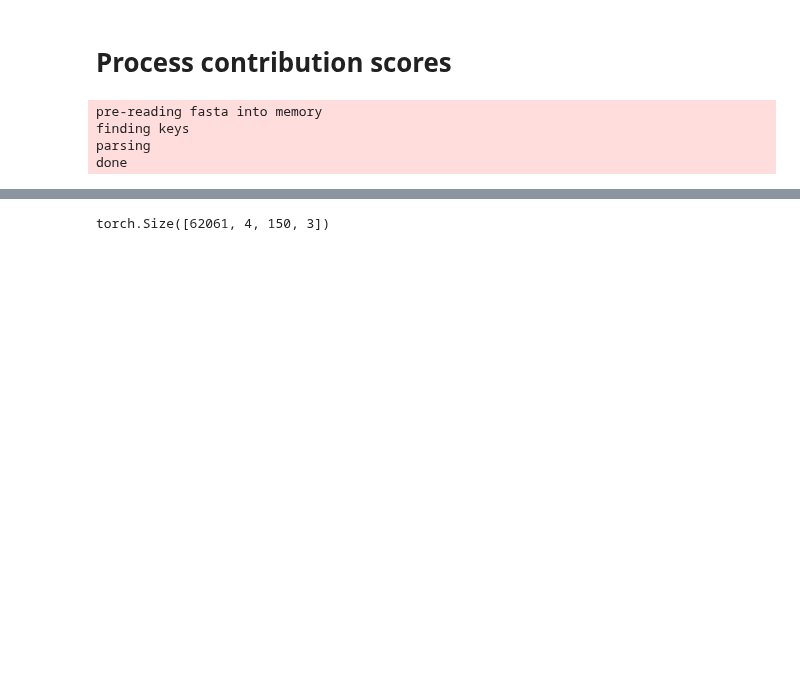
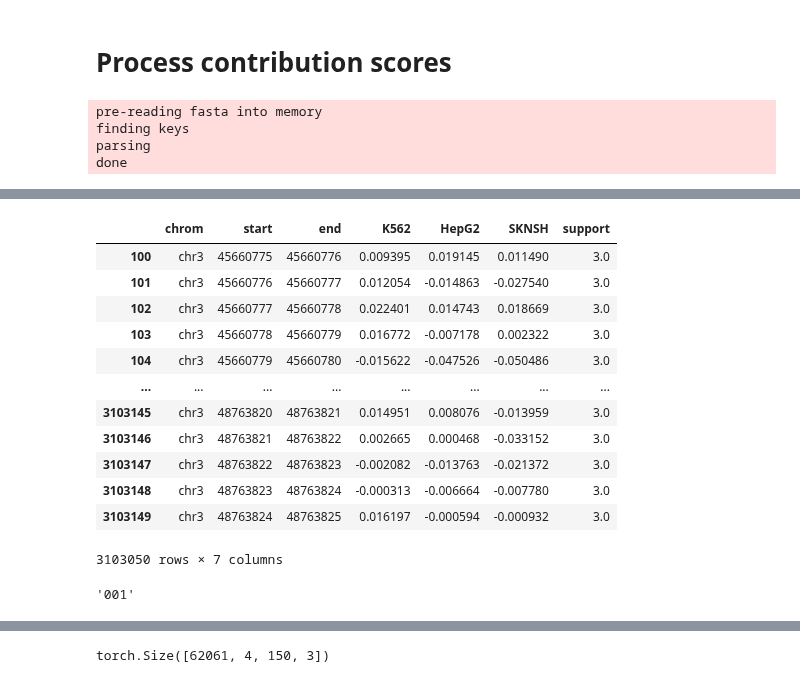
Before and after one commit to sjgosai/boda2, a Jupyter notebook: analysis/SG019__dsub_contrib_scores/stitch_contrib_scores.ipynb, the cells around one changed output, grey strips where cells are left out. Drawn from its saved outputs; the diff is of its cells as text; code cells hidden in the pictures; blank space fills up the shorter version.

```diff
--- a/analysis/SG019__dsub_contrib_scores/stitch_contrib_scores.ipynb
+++ b/analysis/SG019__dsub_contrib_scores/stitch_contrib_scores.ipynb
@@ -147,3 +366,23 @@ def proc_data(data_list, filenames):
+# %%
+chunk_df.loc[ chunk_df['support'] == chunk_df['support'].max() ]
+# %% [output]
+|  | chrom | start | end | K562 | HepG2 | SKNSH | support |
+| 100 | chr3 | 45660775 | 45660776 | 0.009395 | 0.019145 | 0.011490 | 3.0 |
+| 101 | chr3 | 45660776 | 45660777 | 0.012054 | -0.014863 | -0.027540 | 3.0 |
+| 102 | chr3 | 45660777 | 45660778 | 0.022401 | 0.014743 | 0.018669 | 3.0 |
+| 103 | chr3 | 45660778 | 45660779 | 0.016772 | -0.007178 | 0.002322 | 3.0 |
+| 104 | chr3 | 45660779 | 45660780 | -0.015622 | -0.047526 | -0.050486 | 3.0 |
+| ... | ... | ... | ... | ... | ... | ... | ... |
+| 3103145 | chr3 | 48763820 | 48763821 | 0.014951 | 0.008076 | -0.013959 | 3.0 |
+| 3103146 | chr3 | 48763821 | 48763822 | 0.002665 | 0.000468 | -0.033152 | 3.0 |
+| 3103147 | chr3 | 48763822 | 48763823 | -0.002082 | -0.013763 | -0.021372 | 3.0 |
+| 3103148 | chr3 | 48763823 | 48763824 | -0.000313 | -0.006664 | -0.007780 | 3.0 |
+| 3103149 | chr3 | 48763824 | 48763825 | 0.016197 | -0.000594 | -0.000932 | 3.0 |
+3103050 rows × 7 columns
+# %%
+('0' * (3-len(str(1)))) + str(1)
+# %% [output]
+'001'
 # %%
 !gsutil cp -n gs://tewhey-public-data/contribution_scores_202212/raw/contrib_test_chunk_1_of_1000.h5 ./
 trim_nt = 25
```
Also changed, not shown: parts of 27 cells of this notebook, 5 other files.
